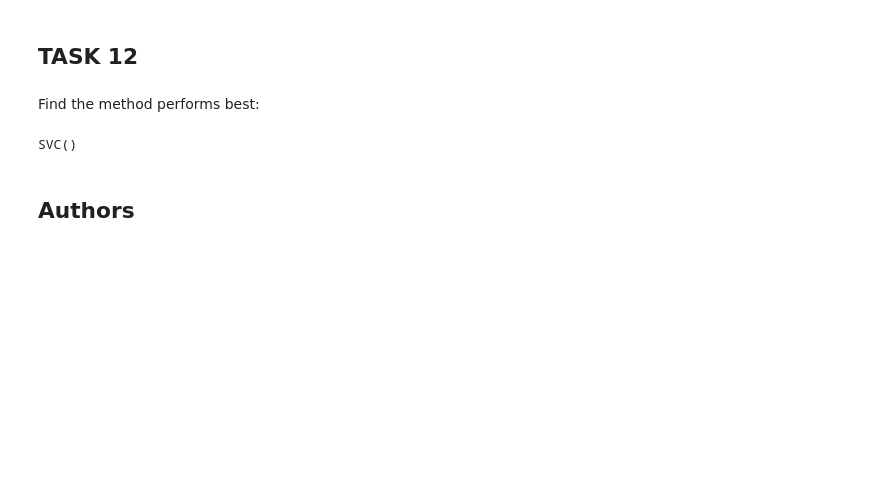
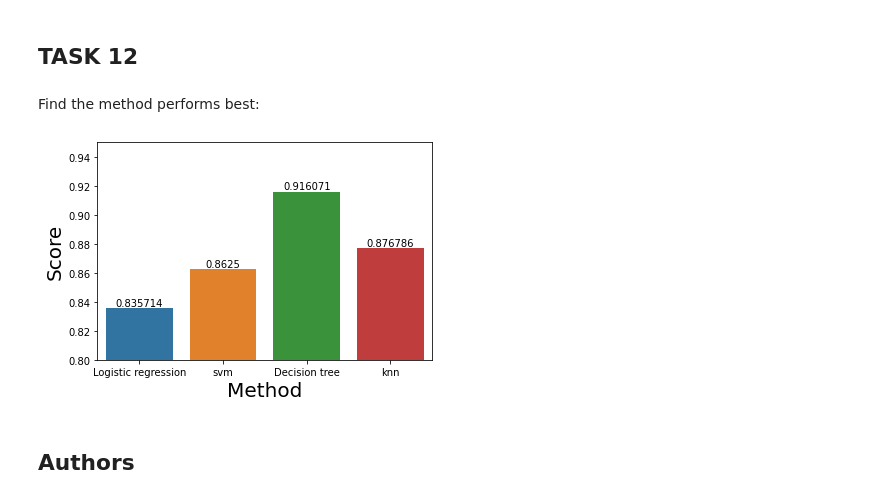
Before and after one commit to Maria-Inigo/DS-IBM-Cert, a Jupyter notebook: SpaceX Assignment/Machine-Learning-Prediction.ipynb, the cells around one changed output. Cells and saved outputs as stored; diff of their text form; code cells hidden in the pictures; blank space fills up the shorter version.

```diff
--- a/SpaceX Assignment/Machine-Learning-Prediction.ipynb
+++ b/SpaceX Assignment/Machine-Learning-Prediction.ipynb
@@ -78,11 +78,7 @@ def plot_confusion_matrix(y,y_predict):
 # %% [markdown]
 Load the data
 # %%
-data = pd.read_csv("https://cf-courses-data.s3.us.cloud-object-storage.appdomain.cloud/IBM-DS0321EN-SkillsNetwork/datasets/dataset_part_2.csv")
-
-# If you were unable to complete the previous lab correctly you can uncomment and load this csv
-
-# data = pd.read_csv('https://cf-courses-data.s3.us.cloud-object-storage.appdomain.cloud/IBMDeveloperSkillsNetwork-DS0701EN-SkillsNetwork/api/dataset_part_2.csv')
+data = pd.read_csv('https://cf-courses-data.s3.us.cloud-object-storage.appdomain.cloud/IBMDeveloperSkillsNetwork-DS0701EN-SkillsNetwork/api/dataset_part_2.csv')
 
 data.head()
 # %% [output]
@@ -93,11 +89,7 @@ data.head()
 | 3 | 4 | 2013-09-29 | Falcon 9 | 500.000000 | PO | VAFB SLC 4E | False Ocean | 1 | False | ... |
 | 4 | 5 | 2013-12-03 | Falcon 9 | 3170.000000 | GTO | CCAFS SLC 40 | None None | 1 | False | ... |
 # %%
-X = pd.read_csv('https://cf-courses-data.s3.us.cloud-object-storage.appdomain.cloud/IBM-DS0321EN-SkillsNetwork/datasets/dataset_part_3.csv')
-
-# If you were unable to complete the previous lab correctly you can uncomment and load this csv
-
-# X = pd.read_csv('https://cf-courses-data.s3.us.cloud-object-storage.appdomain.cloud/IBMDeveloperSkillsNetwork-DS0701EN-SkillsNetwork/api/dataset_part_3.csv')
+X = pd.read_csv('https://cf-courses-data.s3.us.cloud-object-storage.appdomain.cloud/IBMDeveloperSkillsNetwork-DS0701EN-SkillsNetwork/api/dataset_part_3.csv')
 
 X.head(100)
 # %% [output]
@@ -326,10 +318,31 @@ plot_confusion_matrix(y_test,yhat)
 ## TASK  12
 # %% [markdown]
 Find the method performs best:
-# %%
-svm
-# %% [output]
-SVC()
+# %%
+ML_method_scores_dict = {
+  'Method': [
+    'Logistic regression',
+    'svm',
+    'Decision tree',
+    'knn'
+  ],
+  'Score': [
+    logreg_cv.best_score_,
+    svm_cv.best_score_,
+    tree_cv.best_score_,
+    knn_cv.best_score_
+  ]
+}
+ML_method_scores = pd.DataFrame.from_dict(ML_method_scores_dict)
+
+ax = sns.barplot(x="Method", y="Score", data=ML_method_scores)
+ax.set_ylim(0.8, 0.95)
+ax.bar_label(ax.containers[0])
+plt.xlabel("Method", fontsize=20)
+plt.ylabel("Score", fontsize=20)
+plt.show()
+# %% [output]
+[figure, added]
 # %% [markdown]
 ## Authors
 # %% [markdown]
```
